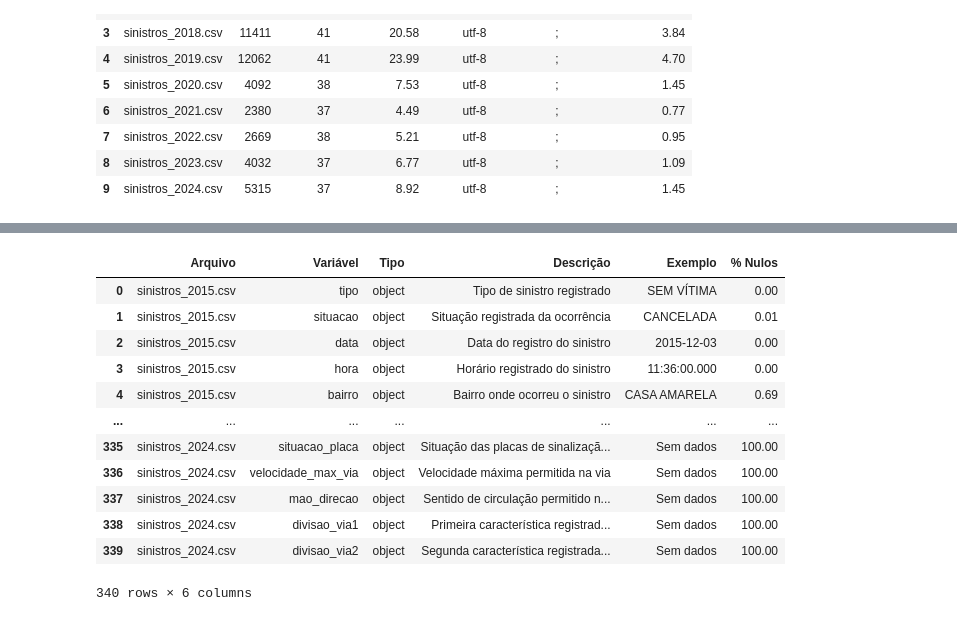
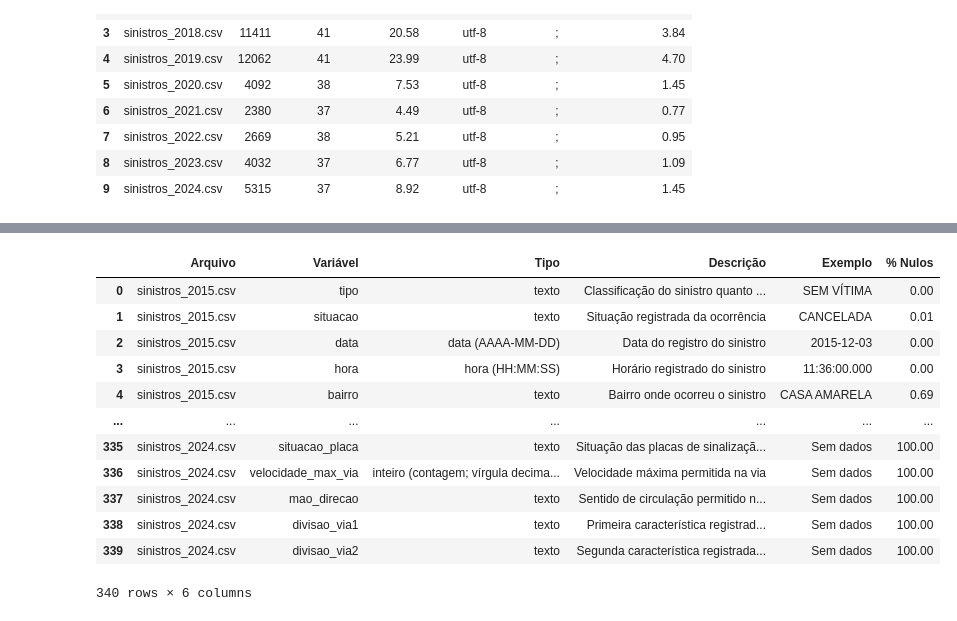
Before and after one commit to pcsdv0/dataroute-recife, a Jupyter notebook: notebooks/01_ingestao_bronze.ipynb, the cells around one changed output, grey strips where cells are left out. Cells and saved outputs as stored; diff of their text form; code cells hidden in the pictures.

```diff
--- a/notebooks/01_ingestao_bronze.ipynb
+++ b/notebooks/01_ingestao_bronze.ipynb
@@ -78,12 +78,12 @@ descricoes = {
     'vitimasfatais': 'Quantidade de vítimas fatais registrada',
     'tempo_clima': 'Condição climática registrada',
     'condicao_via': 'Condição da via registrada',
-    'auto': 'Informação sobre automóveis envolvidos',
-    'moto': 'Informação sobre motocicletas envolvidas',
-    'ciclista': 'Informação sobre ciclistas envolvidos',
-    'pedestre': 'Informação sobre pedestres envolvidos',
-    'onibus': 'Informação sobre ônibus envolvidos',
-    'caminhao': 'Informação sobre caminhões envolvidos',
+    'auto': 'Quantidade de automóveis envolvidos',
+    'moto': 'Quantidade de motocicletas envolvidas',
+    'ciclista': 'Quantidade de ciclistas envolvidos',
+    'pedestre': 'Quantidade de pedestres envolvidos',
+    'onibus': 'Quantidade de ônibus envolvidos',
+    'caminhao': 'Quantidade de caminhões envolvidos',
     'Protocolo': 'Identificador de protocolo da ocorrência',
     'DATA': 'Data do registro do sinistro',
 'acidente_verificado': 'Localização do sinistro em relação à via ou cruzamento',
@@ -108,46 +108,76 @@ descricoes = {
 'situacao_placa': 'Situação das placas de sinalização no local',
 'situacao_semaforo': 'Condição de funcionamento do semáforo',
 'velocidade_max_via': 'Velocidade máxima permitida na via',
 'viatura': 'Quantidade registrada de viaturas envolvidas'
 }
 
+# ATENÇÃO (auditoria F1): o significado de "tipo" e "natureza" muda conforme o ano.
+# 2015: tipo = com/sem vítima, natureza = tipo de colisão
+# 2016–2021: natureza_acidente = com/sem vítima, tipo = tipo de colisão
+# 2022–2024: natureza = com/sem vítima, tipo = tipo de colisão
+# Por isso a descrição dessas colunas é decidida pelo CONTEÚDO de cada arquivo.
+DESC_CLASSIFICACAO = 'Classificação do sinistro quanto a vítimas (SEM VÍTIMA, COM VÍTIMA, VÍTIMA FATAL)'
+DESC_TIPO_COLISAO = 'Tipo de sinistro (colisão, colisão traseira, atropelamento etc.)'
+
+def descrever(coluna, serie):
+    if coluna in ('tipo', 'natureza', 'natureza_acidente'):
+        eh_classificacao = serie.dropna().str.upper().str.contains('VÍTIMA|VITIMA').mean() > 0.5
+        return DESC_CLASSIFICACAO if eh_classificacao else DESC_TIPO_COLISAO
+    return descricoes.get(coluna, 'Descrição a validar')
+
+NUMERICAS = {'auto', 'moto', 'ciclom', 'ciclista', 'pedestre', 'onibus', 'caminhao',
+             'viatura', 'outros', 'vitimas', 'vitimasfatais', 'velocidade_max_via'}
+
+def tipo_logico(coluna):
+    # o leitor carrega tudo como texto (object); aqui vai o tipo real do dado
+    c = coluna.lower()
+    if c == 'data':
+        return 'data (AAAA-MM-DD)'
+    if c == 'hora':
+        return 'hora (HH:MM:SS)'
+    if c in NUMERICAS:
+        return 'inteiro (contagem; vírgula decimal a partir de 2022)'
+    if c == 'protocolo':
+        return 'identificador'
+    return 'texto'
+
 dados = []
 
 for arquivo in res['arquivos']:
     df = ler_csv_robusto(arquivo)
 
     for coluna in df.columns:
         valores_validos = df[coluna].dropna()
 
         dados.append({
             'Arquivo': arquivo.name,
             'Variável': coluna,
-            'Tipo': str(df[coluna].dtype),
-            'Descrição': descricoes.get(coluna, 'Descrição a validar'),
+            'Tipo': tipo_logico(coluna),
+            'Descrição': descrever(coluna, df[coluna]),
             'Exemplo': (
                 str(valores_validos.iloc[0])
                 if not valores_validos.empty
                 else 'Sem dados'
             ),
             '% Nulos': round(df[coluna].isna().mean() * 100, 2)
         })
 
 dicionario = pd.DataFrame(dados)
 
 display(dicionario)
 # %% [output]
 |  | Arquivo | Variável | Tipo | Descrição | Exemplo | % Nulos |
-| 0 | sinistros_2015.csv | tipo | object | Tipo de sinistro registrado | SEM VÍTIMA | 0.00 |
-| 1 | sinistros_2015.csv | situacao | object | Situação registrada da ocorrência | CANCELADA | 0.01 |
-| 2 | sinistros_2015.csv | data | object | Data do registro do sinistro | 2015-12-03 | 0.00 |
-| 3 | sinistros_2015.csv | hora | object | Horário registrado do sinistro | 11:36:00.000 | 0.00 |
-| 4 | sinistros_2015.csv | bairro | object | Bairro onde ocorreu o sinistro | CASA AMARELA | 0.69 |
+| 0 | sinistros_2015.csv | tipo | texto | Classificação do sinistro quanto ... | SEM VÍTIMA | 0.00 |
+| 1 | sinistros_2015.csv | situacao | texto | Situação registrada da ocorrência | CANCELADA | 0.01 |
+| 2 | sinistros_2015.csv | data | data (AAAA-MM-DD) | Data do registro do sinistro | 2015-12-03 | 0.00 |
+| 3 | sinistros_2015.csv | hora | hora (HH:MM:SS) | Horário registrado do sinistro | 11:36:00.000 | 0.00 |
+| 4 | sinistros_2015.csv | bairro | texto | Bairro onde ocorreu o sinistro | CASA AMARELA | 0.69 |
 | ... | ... | ... | ... | ... | ... | ... |
-| 335 | sinistros_2024.csv | situacao_placa | object | Situação das placas de sinalizaçã... | Sem dados | 100.00 |
-| 336 | sinistros_2024.csv | velocidade_max_via | object | Velocidade máxima permitida na via | Sem dados | 100.00 |
-| 337 | sinistros_2024.csv | mao_direcao | object | Sentido de circulação permitido n... | Sem dados | 100.00 |
-| 338 | sinistros_2024.csv | divisao_via1 | object | Primeira característica registrad... | Sem dados | 100.00 |
-| 339 | sinistros_2024.csv | divisao_via2 | object | Segunda característica registrada... | Sem dados | 100.00 |
+| 335 | sinistros_2024.csv | situacao_placa | texto | Situação das placas de sinalizaçã... | Sem dados | 100.00 |
+| 336 | sinistros_2024.csv | velocidade_max_via | inteiro (contagem; vírgula decima... | Velocidade máxima permitida na via | Sem dados | 100.00 |
+| 337 | sinistros_2024.csv | mao_direcao | texto | Sentido de circulação permitido n... | Sem dados | 100.00 |
+| 338 | sinistros_2024.csv | divisao_via1 | texto | Primeira característica registrad... | Sem dados | 100.00 |
+| 339 | sinistros_2024.csv | divisao_via2 | texto | Segunda característica registrada... | Sem dados | 100.00 |
 340 rows × 6 columns
 # %%
 pendentes = dicionario[
```
Also changed, not shown: parts of 2 cells of this notebook, 1 other file.
